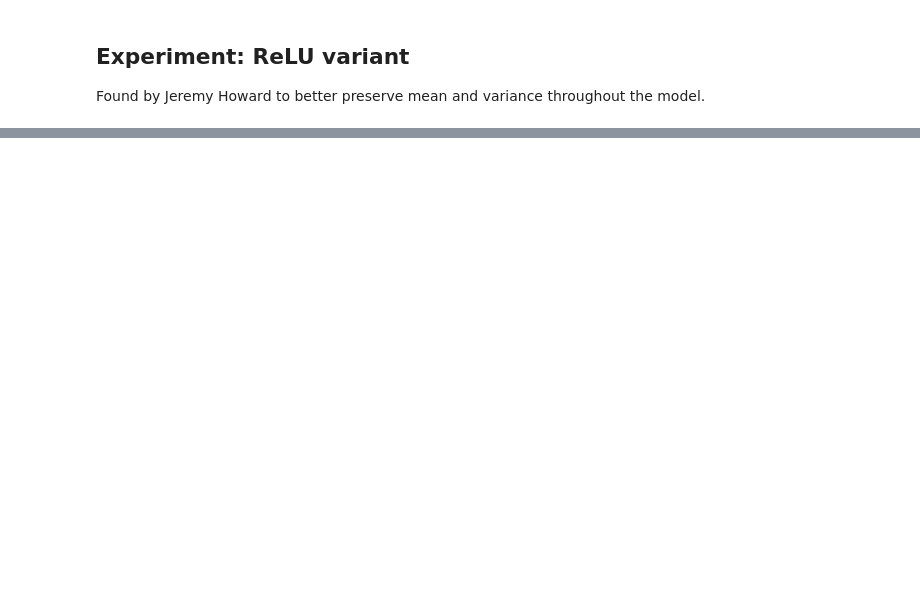
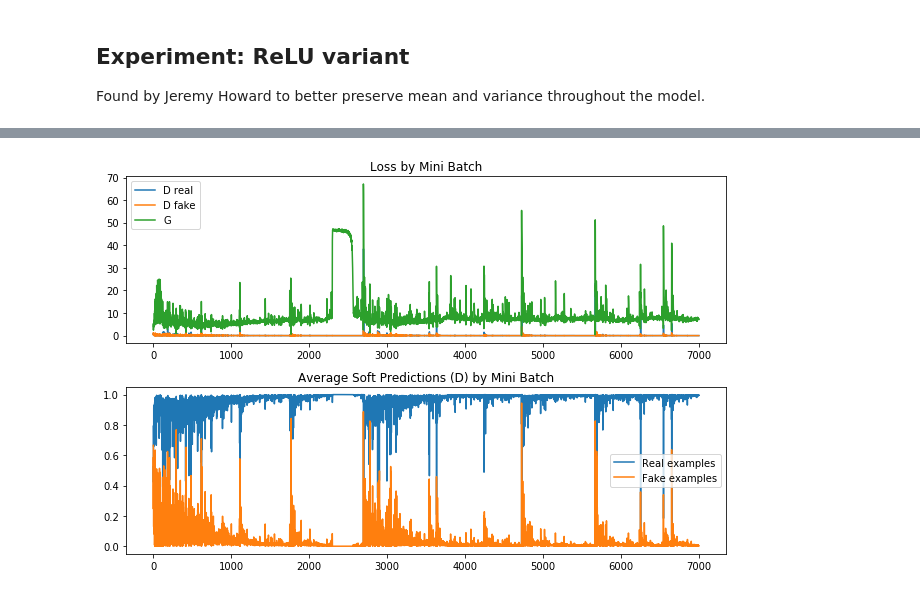
Before and after one commit to hdmamin/GAN-architectures, a Jupyter notebook: dcgan_experiments.ipynb, the cells around one changed output, grey strips where cells are left out. Saved outputs shown, nothing was run; the diff lists cells and outputs as text; code cells hidden in the pictures; blank space fills up the shorter version.

Commit message:
train celeb

```diff
--- a/dcgan_experiments.ipynb
+++ b/dcgan_experiments.ipynb
@@ -64,0 +69,6 @@ Writing file to photos3.gif
+# %%
+g = Generator(act=GRelu(.02)).to(device)
+d = Discriminator().to(device)
+
+output = train(1_000, small_dl, sample_freq=50, sample_dir='small_samples2',
+               d=d, g=g)
@@ -64,0 +93,4 @@ Writing file to photos3.gif
+# %%
+plot_losses(output)
+# %% [output]
+[figure, added]
```
Also changed, not shown: parts of 9 cells of this notebook, 4 other files.
